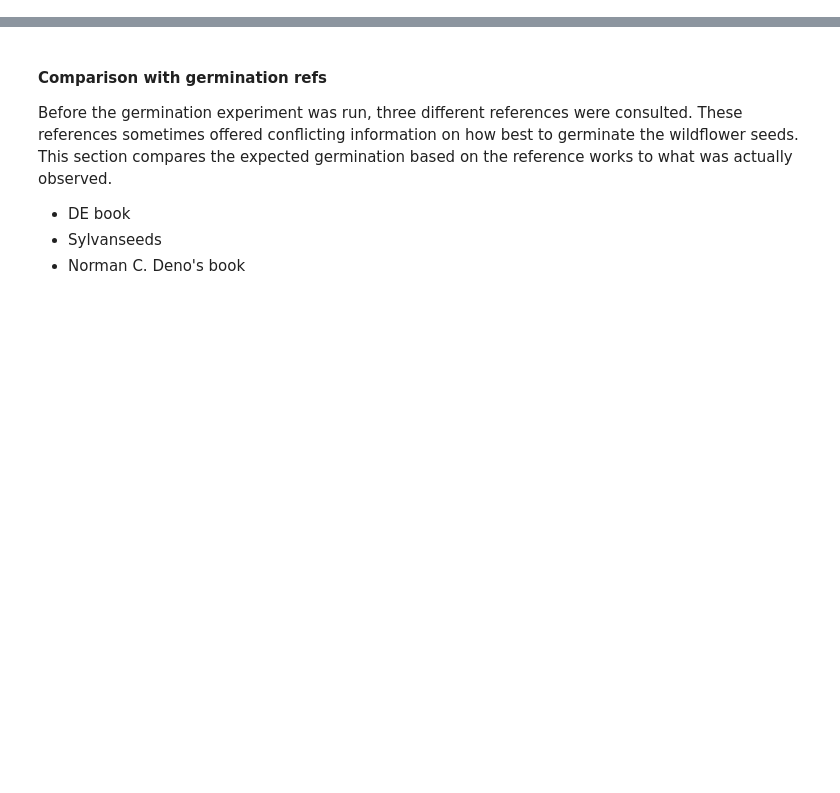
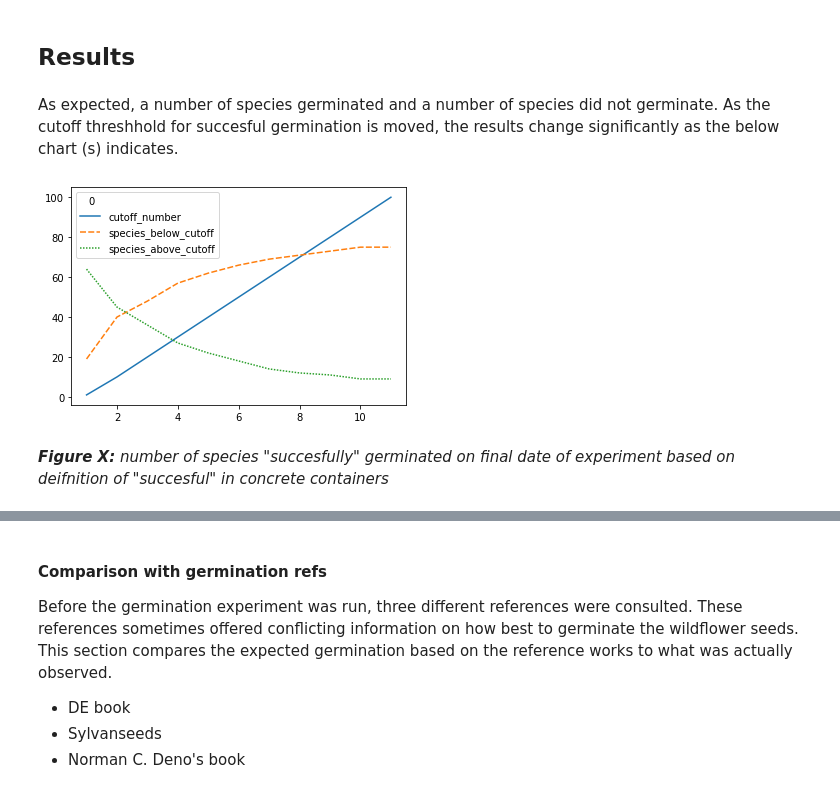
Before and after one commit to thorerismann/flora-buckets, a Jupyter notebook: docs/_sources/germination.ipynb, the cells around one changed output, grey strips where cells are left out. Cells and saved outputs as stored; diff of their text form; code cells hidden in the pictures; blank space fills up the shorter version.

```diff
--- a/docs/_sources/germination.ipynb
+++ b/docs/_sources/germination.ipynb
@@ -60,0 +133,79 @@ The seeds chosen for germination come from my personal collection, gathered in 2
+# %% [markdown]
+## Results
+# %% [markdown]
+As expected, a  number of species germinated and a number of species did not germinate. As the cutoff threshhold for succesful germination is moved, the results change significantly as the below chart (s) indicates.
+# %%
+# see how the overall germination rates change according to cut off for "succesful" germination or not
+# all containers directly comparable on november 28th when I counted all sprouts
+
+# set index i as "cutoff" for succesful germination, increment i by "step" sprouts at each step
+# make list of lists of species above and below cutoff at each step and transform to dataframes
+
+cont = ger.loc[ger.container == "plastic-tray"].copy()
+conc = ger.loc[ger.container == "concrete-container"].copy()
+
+cutoffs_concrete = [["cutoff_number", "species_below_cutoff", "species_above_cutoff"]]
+i = 1
+step = 10
+first_step = step-1
+while i <= 100:
+    concfew = conc[conc["2021-11-28"] < i].copy()
+    concmany = conc[conc["2021-11-28"] >= i].copy()
+    a = [i,concfew.species.nunique(),concmany.species.nunique()]
+    cutoffs_concrete.append(a)
+    if i ==1:
+        i = i+first_step
+    elif i == 100:
+        cc = pd.DataFrame(cutoffs_concrete)
+        new_header = cc.iloc[0]
+        cc = cc[1:]
+        cc.columns = new_header
+        i = i+step
+    else:
+        i = i + step
+
+cutoffs_total = [["cutoff_number", "species_below_cutoff", "species_above_cutoff"]]
+i = 1
+while i <= 100:
+    gerfew = ger[ger["2021-11-28"] < i].copy()
+    germany = ger[ger["2021-11-28"] >= i].copy()
+    a = [i,gerfew.species.nunique(),germany.species.nunique()]
+    cutoffs_total.append(a)
+    if i ==1:
+        i = i+first_step
+    elif i == 100:
+        ct = pd.DataFrame(cutoffs_total)
+        new_header = ct.iloc[0]
+        ct = ct[1:]
+        ct.columns = new_header
+        i = i + step
+    else:
+        i = i + step
+
+
+cutoffs_plastic = [["cutoff_number", "species_below_cutoff", "species_above_cutoff"]]
+i = 1
+while i <= 100:
+    plasticfew = cont[cont["2021-11-28"] < i].copy()
+    plasticmany = cont[cont["2021-11-28"] >= i].copy()
+    a = [i,plasticfew.species.nunique(),plasticmany.species.nunique()]
+    cutoffs_plastic.append(a)
+    if i ==1:
+        i = i+first_step
+    elif i == 100:
+        cp = pd.DataFrame(cutoffs_plastic)
+        new_header = cp.iloc[0]
+        cp = cp[1:]
+        cp.columns = new_header
+        i = i + step
+    else:
+        i = i + step
+
+
+# plot the dataframes cc = concrete container, ct = total, cp = plastic container
+sns.lineplot(data = ct, )
+plt.show()
+# %% [output]
+[figure, added]
+# %% [markdown]
+*__Figure X:__ number of species "succesfully" germinated on final date of experiment based on deifnition of "succesful" in concrete containers*
```
Also changed, not shown: parts of 29 cells of this notebook, 48 other files.
